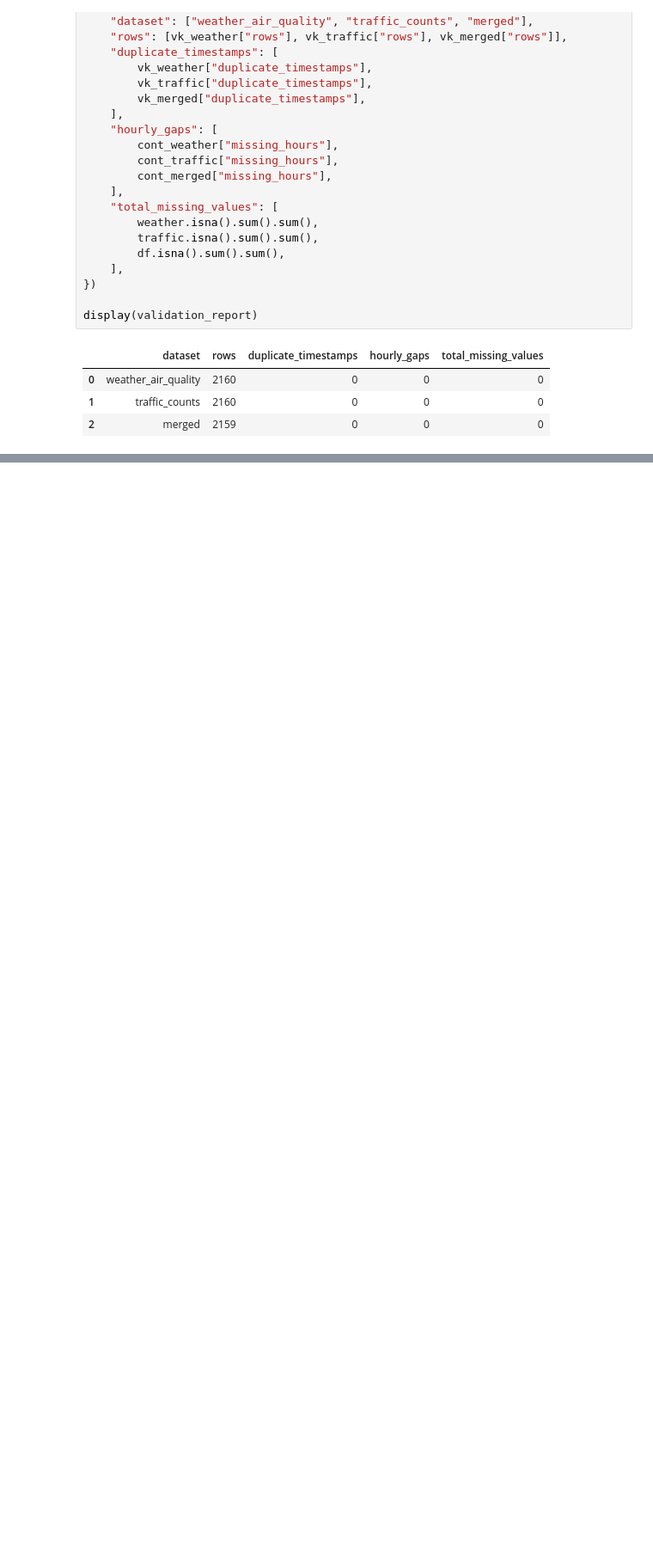
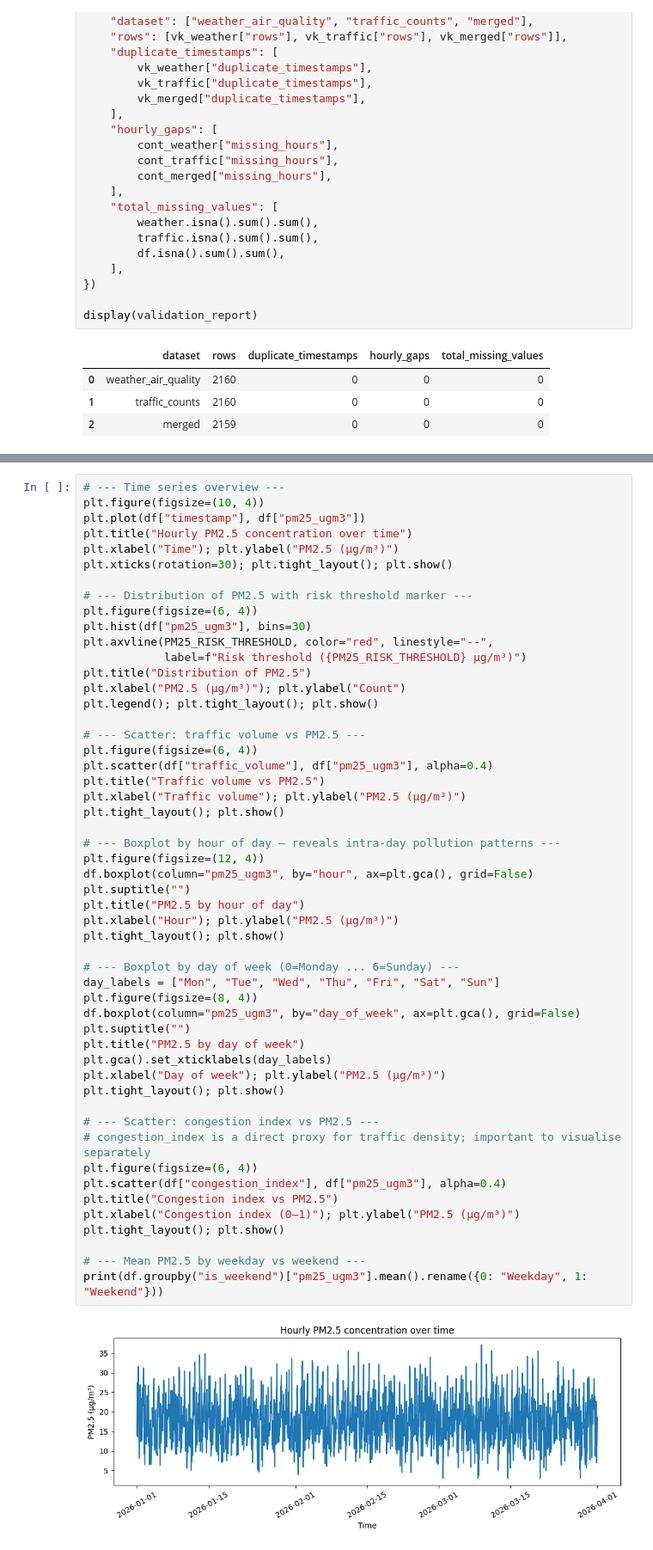
Before and after one commit to hktodorova/urban_air_quality_project, a Jupyter notebook: notebooks/urban_air_quality_analysis.ipynb, the cells around one changed output, grey strips where cells are left out. Shown at 86% size. Cells and saved outputs as stored; diff of their text form; blank space fills up the shorter version.

Commit message:
Add exploratory data analysis visualizations

```diff
--- a/notebooks/urban_air_quality_analysis.ipynb
+++ b/notebooks/urban_air_quality_analysis.ipynb
@@ -207,0 +210,54 @@ display(validation_report)
+# %%
+# --- Time series overview ---
+plt.figure(figsize=(10, 4))
+plt.plot(df["timestamp"], df["pm25_ugm3"])
+plt.title("Hourly PM2.5 concentration over time")
+plt.xlabel("Time"); plt.ylabel("PM2.5 (µg/m³)")
+plt.xticks(rotation=30); plt.tight_layout(); plt.show()
+
+# --- Distribution of PM2.5 with risk threshold marker ---
+plt.figure(figsize=(6, 4))
+plt.hist(df["pm25_ugm3"], bins=30)
+plt.axvline(PM25_RISK_THRESHOLD, color="red", linestyle="--",
+            label=f"Risk threshold ({PM25_RISK_THRESHOLD} µg/m³)")
+plt.title("Distribution of PM2.5")
+plt.xlabel("PM2.5 (µg/m³)"); plt.ylabel("Count")
+plt.legend(); plt.tight_layout(); plt.show()
+
+# --- Scatter: traffic volume vs PM2.5 ---
+plt.figure(figsize=(6, 4))
+plt.scatter(df["traffic_volume"], df["pm25_ugm3"], alpha=0.4)
+plt.title("Traffic volume vs PM2.5")
+plt.xlabel("Traffic volume"); plt.ylabel("PM2.5 (µg/m³)")
+plt.tight_layout(); plt.show()
+
+# --- Boxplot by hour of day – reveals intra-day pollution patterns ---
+plt.figure(figsize=(12, 4))
+df.boxplot(column="pm25_ugm3", by="hour", ax=plt.gca(), grid=False)
+plt.suptitle("")
+plt.title("PM2.5 by hour of day")
+plt.xlabel("Hour"); plt.ylabel("PM2.5 (µg/m³)")
+plt.tight_layout(); plt.show()
+
+# --- Boxplot by day of week (0=Monday ... 6=Sunday) ---
+day_labels = ["Mon", "Tue", "Wed", "Thu", "Fri", "Sat", "Sun"]
+plt.figure(figsize=(8, 4))
+df.boxplot(column="pm25_ugm3", by="day_of_week", ax=plt.gca(), grid=False)
+plt.suptitle("")
+plt.title("PM2.5 by day of week")
+plt.gca().set_xticklabels(day_labels)
+plt.xlabel("Day of week"); plt.ylabel("PM2.5 (µg/m³)")
+plt.tight_layout(); plt.show()
+
+# --- Scatter: congestion index vs PM2.5 ---
+# congestion_index is a direct proxy for traffic density; important to visualise separately
+plt.figure(figsize=(6, 4))
+plt.scatter(df["congestion_index"], df["pm25_ugm3"], alpha=0.4)
+plt.title("Congestion index vs PM2.5")
+plt.xlabel("Congestion index (0–1)"); plt.ylabel("PM2.5 (µg/m³)")
+plt.tight_layout(); plt.show()
+
+# --- Mean PM2.5 by weekday vs weekend ---
+print(df.groupby("is_weekend")["pm25_ugm3"].mean().rename({0: "Weekday", 1: "Weekend"}))
+# %% [output]
+[figure, added]
```
Also changed, not shown: parts of 4 cells of this notebook.
